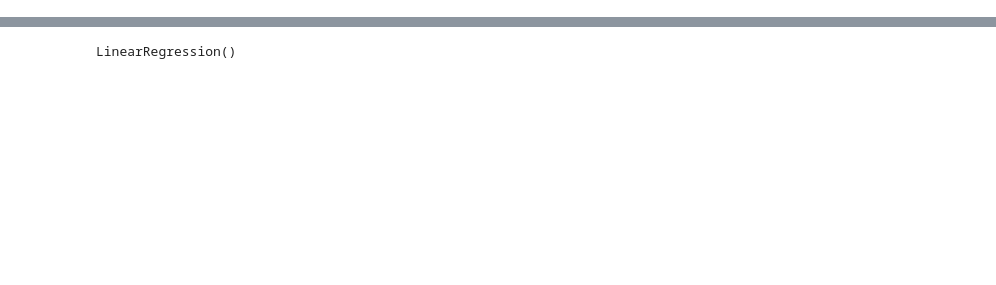
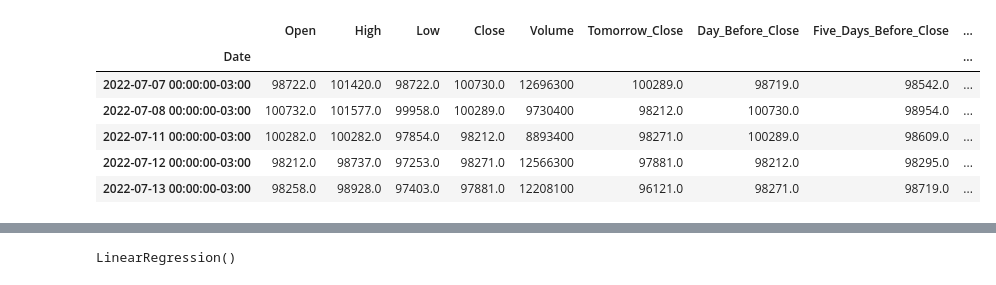
Before and after one commit to rodriguesarrais/ia-mercado-financeiro, a Jupyter notebook: src/stock_market_request.ipynb, the cells around one changed output, grey strips where cells are left out. Saved outputs shown, nothing was run; the diff lists cells and outputs as text; code cells hidden in the pictures; blank space fills up the shorter version.

```diff
--- a/src/stock_market_request.ipynb
+++ b/src/stock_market_request.ipynb
@@ -9,9 +9,28 @@ import matplotlib.pyplot as plt
 # %%
 ticker = "^BVSP"
 data = yf.Ticker(ticker).history(period="2y")
 
 data['Tomorrow_Close'] = data['Close'].shift(-1)
+data['Day_Before_Close'] = data['Close'].shift(1)
+data['Five_Days_Before_Close'] = data['Close'].shift(5)
+data['Seven_Days_Before_Close'] = data['Close'].shift(7)
+
 data.dropna(inplace=True)
+
+data['Goal'] = (data['Tomorrow_Close'] > data['Close']).astype(int)
+
+del data['Dividends']
+del data['Stock Splits']
+
+data.head()
+# %% [output]
+|  | Open | High | Low | Close | Volume | Tomorrow_Close | Day_Before_Close | Five_Days_Before_Close | ... |
+| Date |  |  |  |  |  |  |  |  | ... |
+| 2022-07-07 00:00:00-03:00 | 98722.0 | 101420.0 | 98722.0 | 100730.0 | 12696300 | 100289.0 | 98719.0 | 98542.0 | ... |
+| 2022-07-08 00:00:00-03:00 | 100732.0 | 101577.0 | 99958.0 | 100289.0 | 9730400 | 98212.0 | 100730.0 | 98954.0 | ... |
+| 2022-07-11 00:00:00-03:00 | 100282.0 | 100282.0 | 97854.0 | 98212.0 | 8893400 | 98271.0 | 100289.0 | 98609.0 | ... |
+| 2022-07-12 00:00:00-03:00 | 98212.0 | 98737.0 | 97253.0 | 98271.0 | 12566300 | 97881.0 | 98212.0 | 98295.0 | ... |
+| 2022-07-13 00:00:00-03:00 | 98258.0 | 98928.0 | 97403.0 | 97881.0 | 12208100 | 96121.0 | 98271.0 | 98719.0 | ... |
 # %%
 # Definindo datasets "separados" por um ano entre si para teste e treinamento
 
```
Also changed, not shown: parts of 9 cells of this notebook.
